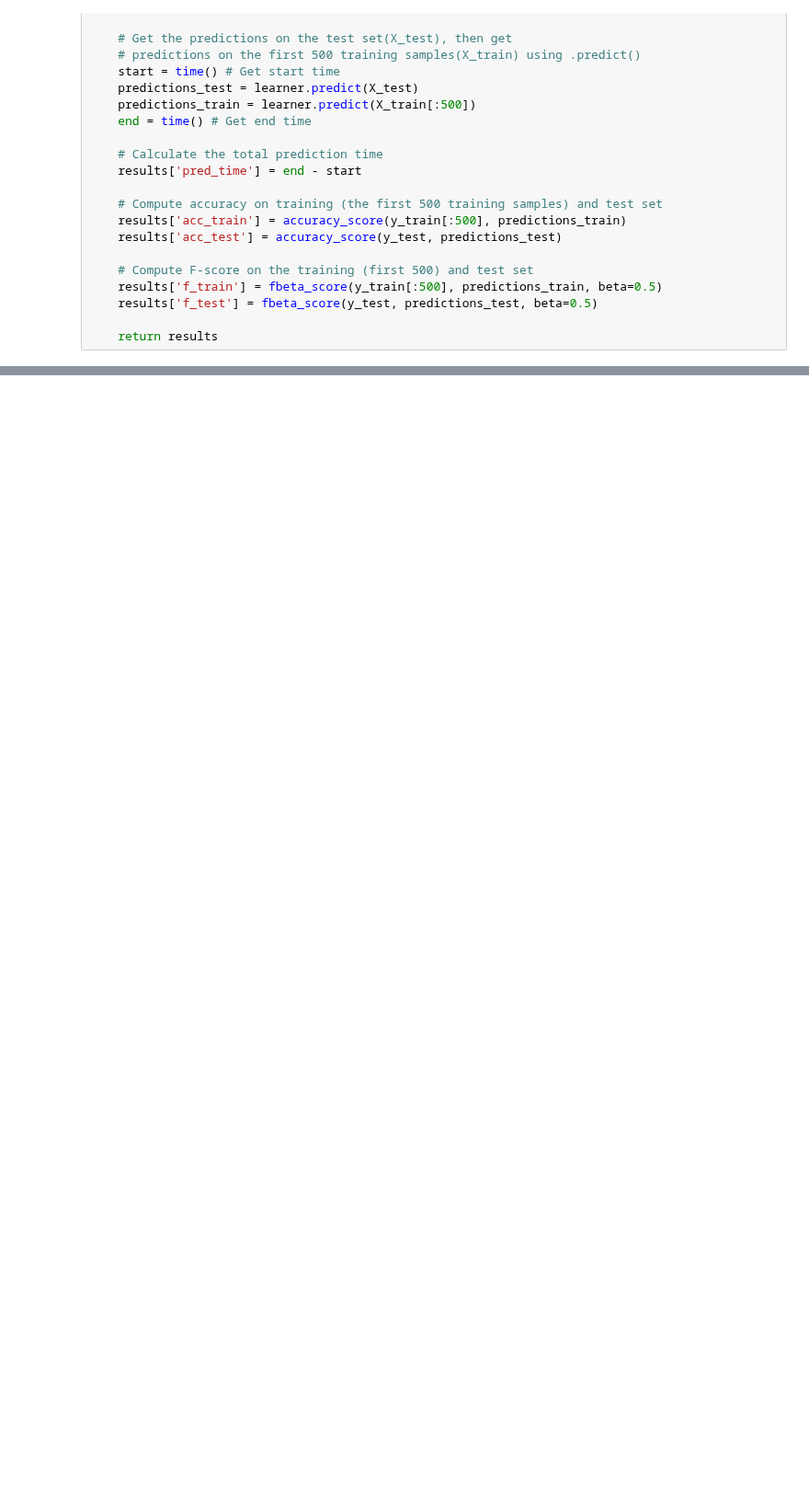
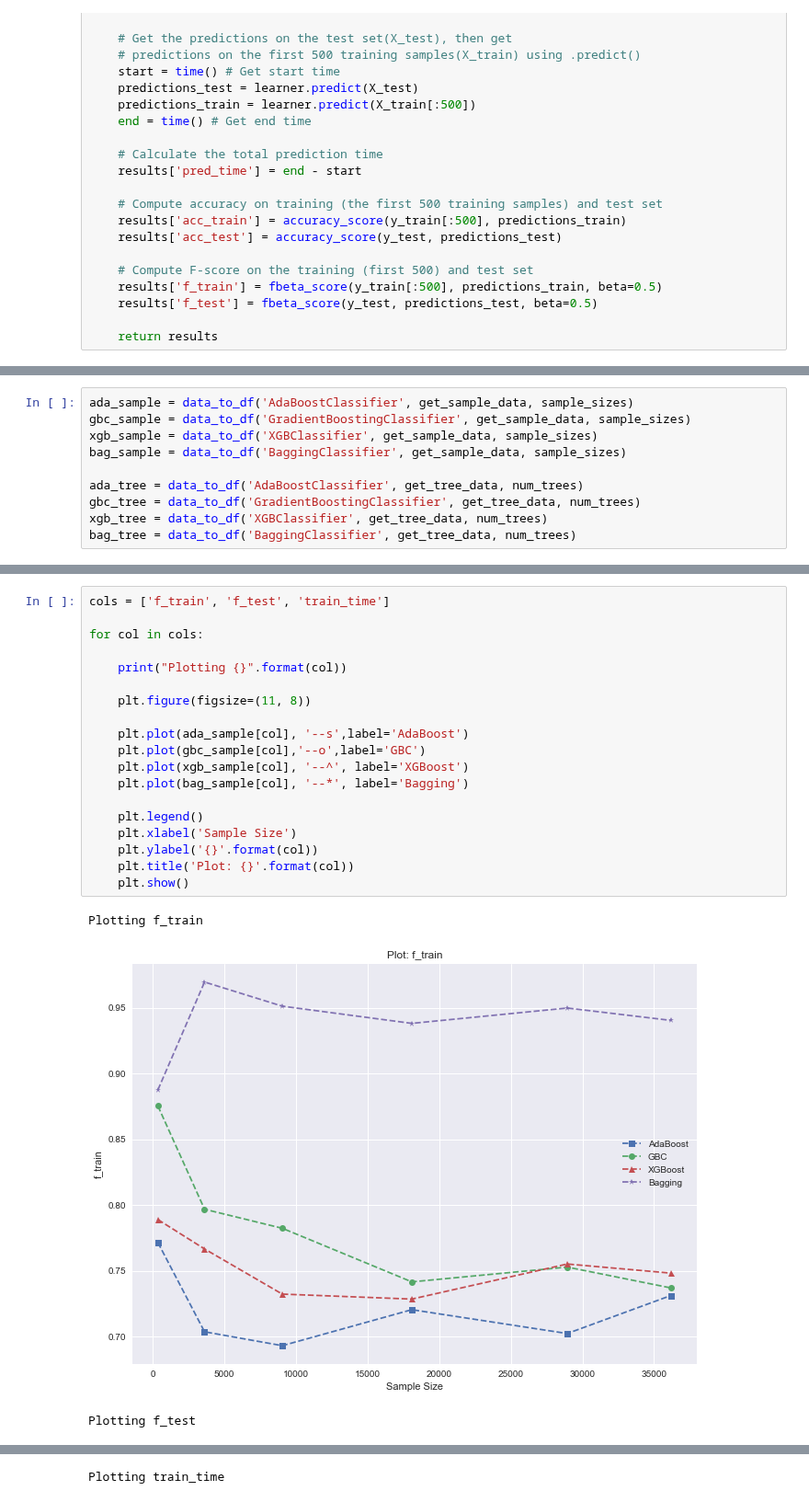
Before and after one commit to palpen/udacity_ml_engineer_projects, a Jupyter notebook: finding_donors/xfinding_donors_XGBoost.ipynb, the cells around one changed output, grey strips where cells are left out. Shown at 92% size. Saved outputs shown, nothing was run; the diff lists cells and outputs as text; blank space fills up the shorter version.

```diff
--- a/finding_donors/xfinding_donors_XGBoost.ipynb
+++ b/finding_donors/xfinding_donors_XGBoost.ipynb
@@ -249,0 +268,10 @@ pp.pprint(results)
+# %%
+ada_sample = data_to_df('AdaBoostClassifier', get_sample_data, sample_sizes)
+gbc_sample = data_to_df('GradientBoostingClassifier', get_sample_data, sample_sizes)
+xgb_sample = data_to_df('XGBClassifier', get_sample_data, sample_sizes)
+bag_sample = data_to_df('BaggingClassifier', get_sample_data, sample_sizes)
+
+ada_tree = data_to_df('AdaBoostClassifier', get_tree_data, num_trees)
+gbc_tree = data_to_df('GradientBoostingClassifier', get_tree_data, num_trees)
+xgb_tree = data_to_df('XGBClassifier', get_tree_data, num_trees)
+bag_tree = data_to_df('BaggingClassifier', get_tree_data, num_trees)
@@ -249,0 +280,23 @@ pp.pprint(results)
+# %%
+cols = ['f_train', 'f_test', 'train_time']
+
+for col in cols:
+
+    print("Plotting {}".format(col))
+
+    plt.figure(figsize=(11, 8))
+
+    plt.plot(ada_sample[col], '--s',label='AdaBoost')
+    plt.plot(gbc_sample[col],'--o',label='GBC')
+    plt.plot(xgb_sample[col], '--^', label='XGBoost')
+    plt.plot(bag_sample[col], '--*', label='Bagging')
+
+    plt.legend()
+    plt.xlabel('Sample Size')
+    plt.ylabel('{}'.format(col))
+    plt.title('Plot: {}'.format(col))
+    plt.show()
+# %% [output]
+Plotting f_train
+[figure, added]
+Plotting f_test
@@ -249,0 +304 @@ pp.pprint(results)
+Plotting train_time
```
Also changed, not shown: parts of 21 cells of this notebook.
